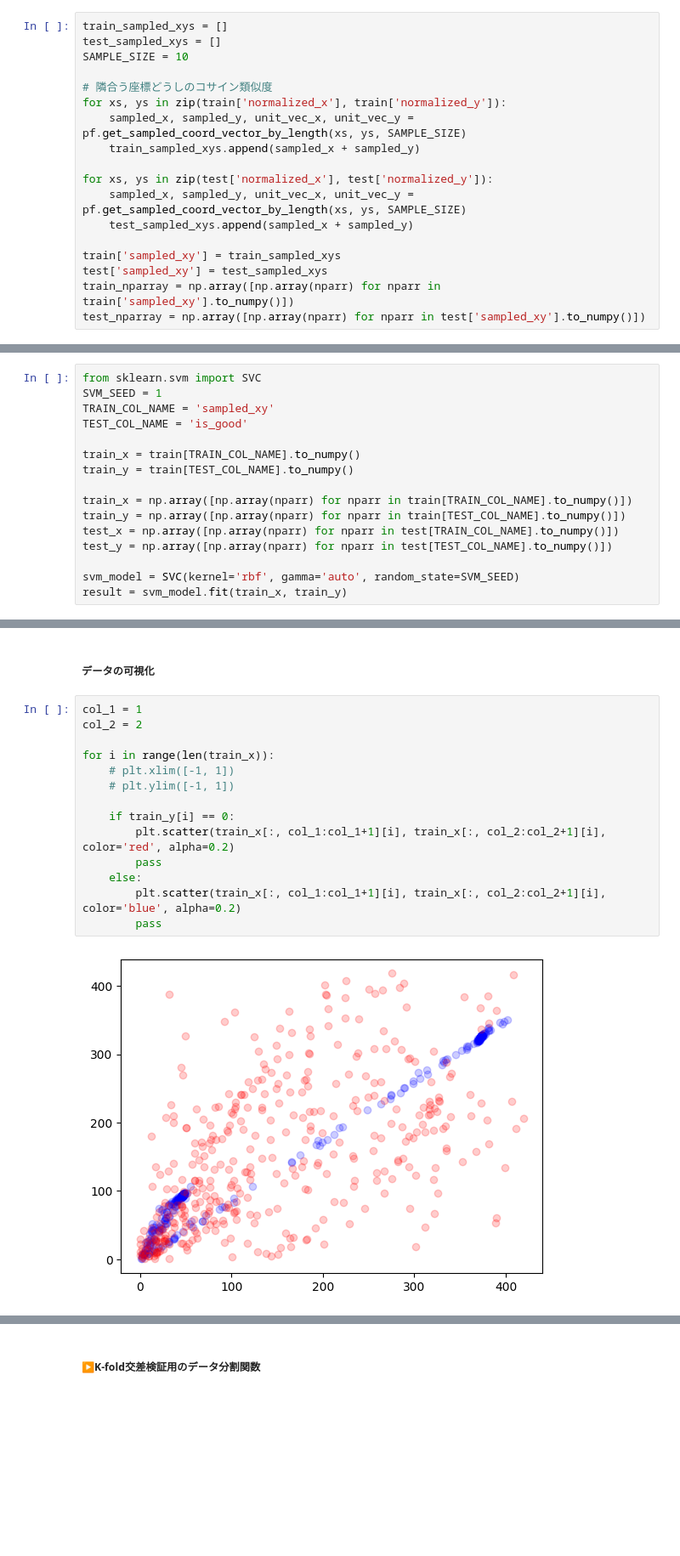
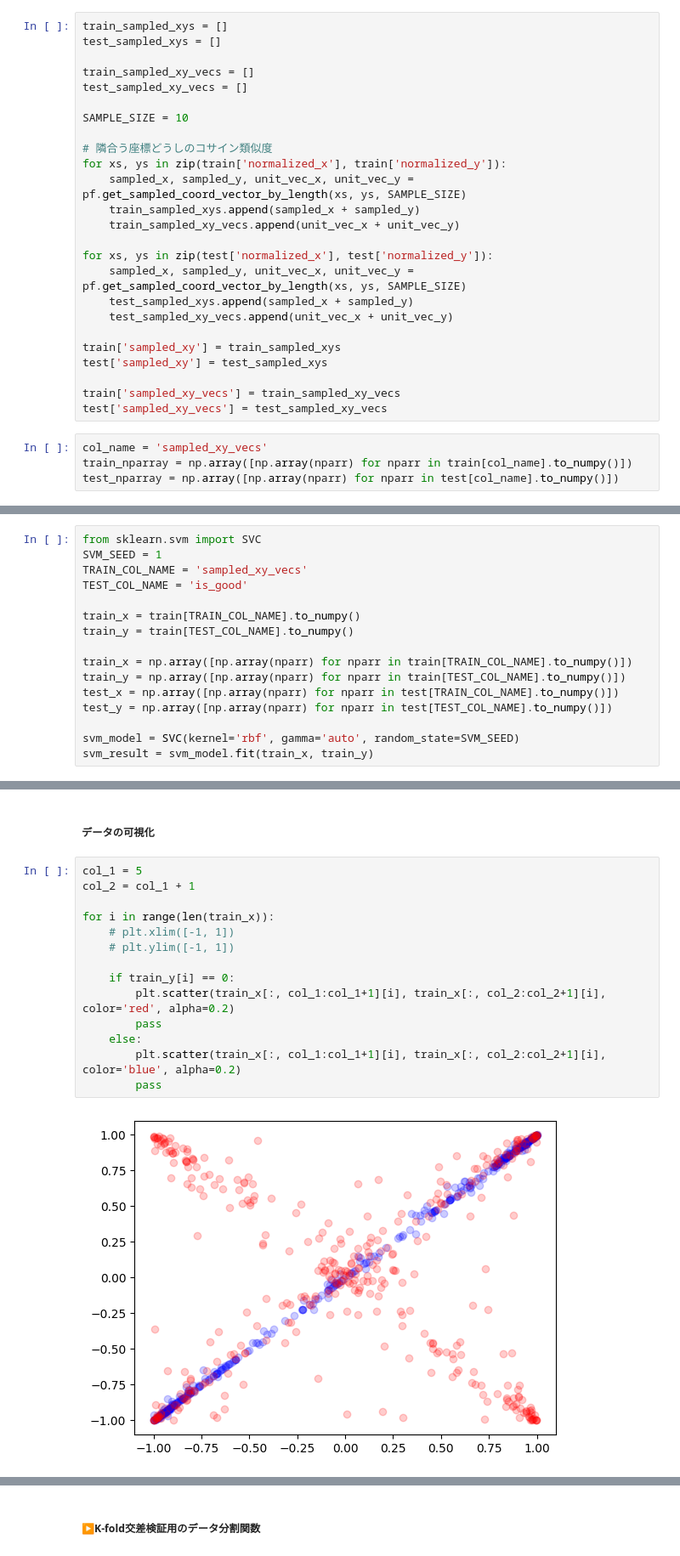
Before and after one commit to acaiyudai/drawing-2024, a Jupyter notebook: 20240501_test_ml_model.ipynb, the cells around one changed output, grey strips where cells are left out. Shown at 85% size. Saved outputs shown, nothing was run; the diff lists cells and outputs as text; blank space fills up the shorter version.

Commit message:
test svm, lg, knn model.

```diff
--- a/20240501_test_ml_model.ipynb
+++ b/20240501_test_ml_model.ipynb
@@ -179,21 +175,32 @@ test_nparray = np.array([np.array(nparr) for nparr in test['cossim'].to_numpy()]
 # %%
 train_sampled_xys = []
 test_sampled_xys = []
+
+train_sampled_xy_vecs = []
+test_sampled_xy_vecs = []
+
 SAMPLE_SIZE = 10
 
 # 隣合う座標どうしのコサイン類似度
 for xs, ys in zip(train['normalized_x'], train['normalized_y']):
     sampled_x, sampled_y, unit_vec_x, unit_vec_y = pf.get_sampled_coord_vector_by_length(xs, ys, SAMPLE_SIZE)
     train_sampled_xys.append(sampled_x + sampled_y)
+    train_sampled_xy_vecs.append(unit_vec_x + unit_vec_y)
 
 for xs, ys in zip(test['normalized_x'], test['normalized_y']):
     sampled_x, sampled_y, unit_vec_x, unit_vec_y = pf.get_sampled_coord_vector_by_length(xs, ys, SAMPLE_SIZE)
     test_sampled_xys.append(sampled_x + sampled_y)
+    test_sampled_xy_vecs.append(unit_vec_x + unit_vec_y)
 
 train['sampled_xy'] = train_sampled_xys
 test['sampled_xy'] = test_sampled_xys
-train_nparray = np.array([np.array(nparr) for nparr in train['sampled_xy'].to_numpy()])
-test_nparray = np.array([np.array(nparr) for nparr in test['sampled_xy'].to_numpy()])
+
+train['sampled_xy_vecs'] = train_sampled_xy_vecs
+test['sampled_xy_vecs'] = test_sampled_xy_vecs
+# %%
+col_name = 'sampled_xy_vecs'
+train_nparray = np.array([np.array(nparr) for nparr in train[col_name].to_numpy()])
+test_nparray = np.array([np.array(nparr) for nparr in test[col_name].to_numpy()])
 # %% [markdown]
 ##### ▶機械学習モデルの実装
 # %% [markdown]
@@ -262,7 +268,7 @@ sns.scatterplot(x='axis0', y='axis1', hue=train['is_good'], data=train, palette=
 # %%
 from sklearn.svm import SVC
 SVM_SEED = 1
-TRAIN_COL_NAME = 'sampled_xy'
+TRAIN_COL_NAME = 'sampled_xy_vecs'
 TEST_COL_NAME = 'is_good'
 
 train_x = train[TRAIN_COL_NAME].to_numpy()
@@ -274,7 +280,7 @@ test_x = np.array([np.array(nparr) for nparr in test[TRAIN_COL_NAME].to_numpy()]
 test_y = np.array([np.array(nparr) for nparr in test[TEST_COL_NAME].to_numpy()])
 
 svm_model = SVC(kernel='rbf', gamma='auto', random_state=SVM_SEED)
-result = svm_model.fit(train_x, train_y)
+svm_result = svm_model.fit(train_x, train_y)
 # %%
 from sklearn.metrics import classification_report, confusion_matrix
 svm_pred = svm_model.predict(test_x)
@@ -369,21 +368,21 @@ weighted avg       0.94      0.93      0.93       200
 # %% [markdown]
 ##### データの可視化
 # %%
-col_1 = 1
-col_2 = 2
+col_1 = 5
+col_2 = col_1 + 1
 
 for i in range(len(train_x)):
     # plt.xlim([-1, 1])
     # plt.ylim([-1, 1])
 
     if train_y[i] == 0:
         plt.scatter(train_x[:, col_1:col_1+1][i], train_x[:, col_2:col_2+1][i], color='red', alpha=0.2)
         pass
     else:
         plt.scatter(train_x[:, col_1:col_1+1][i], train_x[:, col_2:col_2+1][i], color='blue', alpha=0.2)
         pass
 # %% [output]
-[figure, old version]
+[figure, new version]
 # %%
 train_x[:, col_1:col_1+1][3]
 # %% [output]
```
Also changed, not shown: parts of 16 cells of this notebook, 5 other files.
